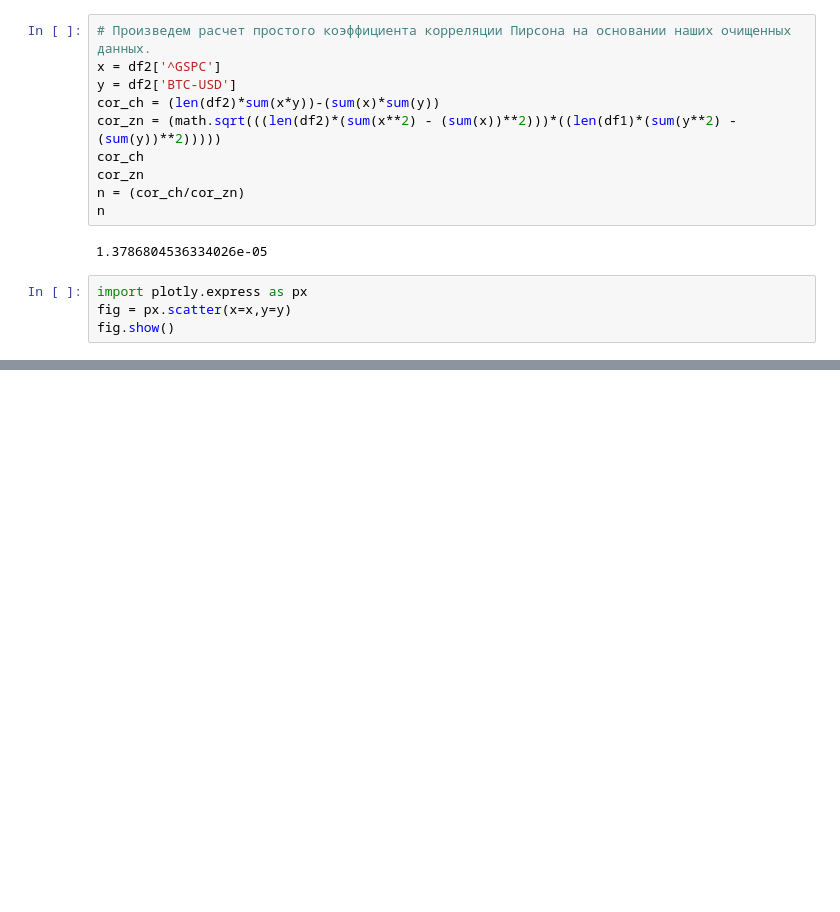
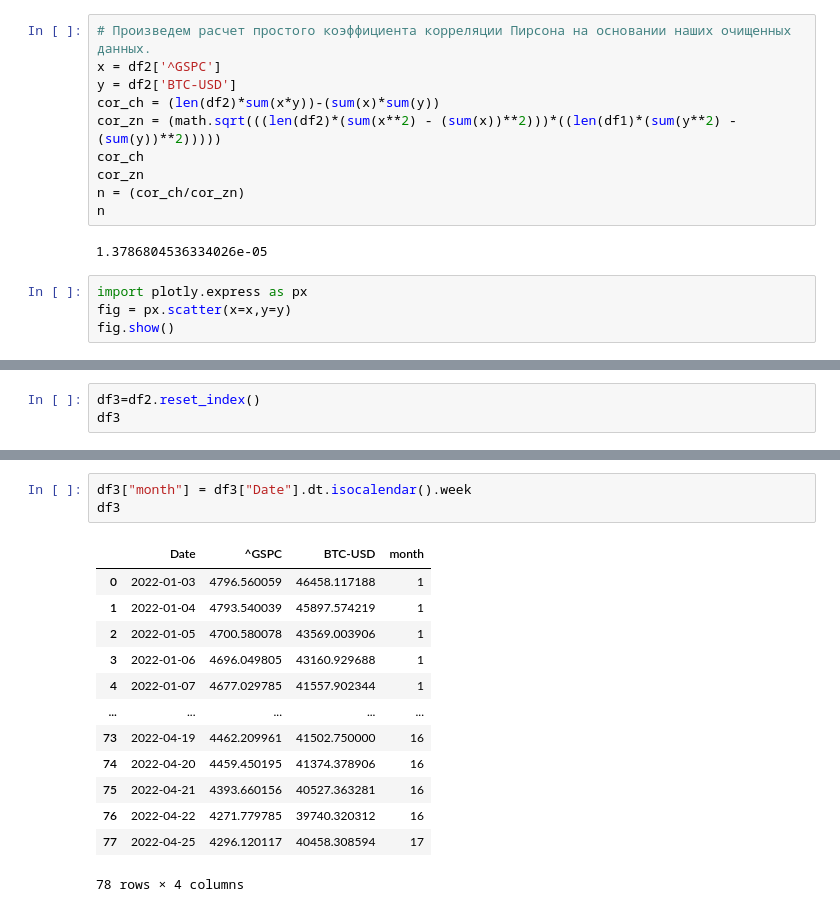
Before and after one commit to Olex77/Bitcoin, a Jupyter notebook: BTC SP500 Correlation.ipynb, the cells around one changed output, grey strips where cells are left out. Saved outputs shown, nothing was run; the diff lists cells and outputs as text; blank space fills up the shorter version.

```diff
--- a/BTC SP500 Correlation.ipynb
+++ b/BTC SP500 Correlation.ipynb
@@ -129,0 +130,3 @@ fig.show()
+# %%
+df3=df2.reset_index()
+df3
@@ -129,0 +147,17 @@ fig.show()
+# %%
+df3["month"] = df3["Date"].dt.isocalendar().week
+df3
+# %% [output]
+|  | Date | ^GSPC | BTC-USD | month |
+| 0 | 2022-01-03 | 4796.560059 | 46458.117188 | 1 |
+| 1 | 2022-01-04 | 4793.540039 | 45897.574219 | 1 |
+| 2 | 2022-01-05 | 4700.580078 | 43569.003906 | 1 |
+| 3 | 2022-01-06 | 4696.049805 | 43160.929688 | 1 |
+| 4 | 2022-01-07 | 4677.029785 | 41557.902344 | 1 |
+| ... | ... | ... | ... | ... |
+| 73 | 2022-04-19 | 4462.209961 | 41502.750000 | 16 |
+| 74 | 2022-04-20 | 4459.450195 | 41374.378906 | 16 |
+| 75 | 2022-04-21 | 4393.660156 | 40527.363281 | 16 |
+| 76 | 2022-04-22 | 4271.779785 | 39740.320312 | 16 |
+| 77 | 2022-04-25 | 4296.120117 | 40458.308594 | 17 |
+78 rows × 4 columns
```
Also changed, not shown: parts of 5 cells of this notebook.
